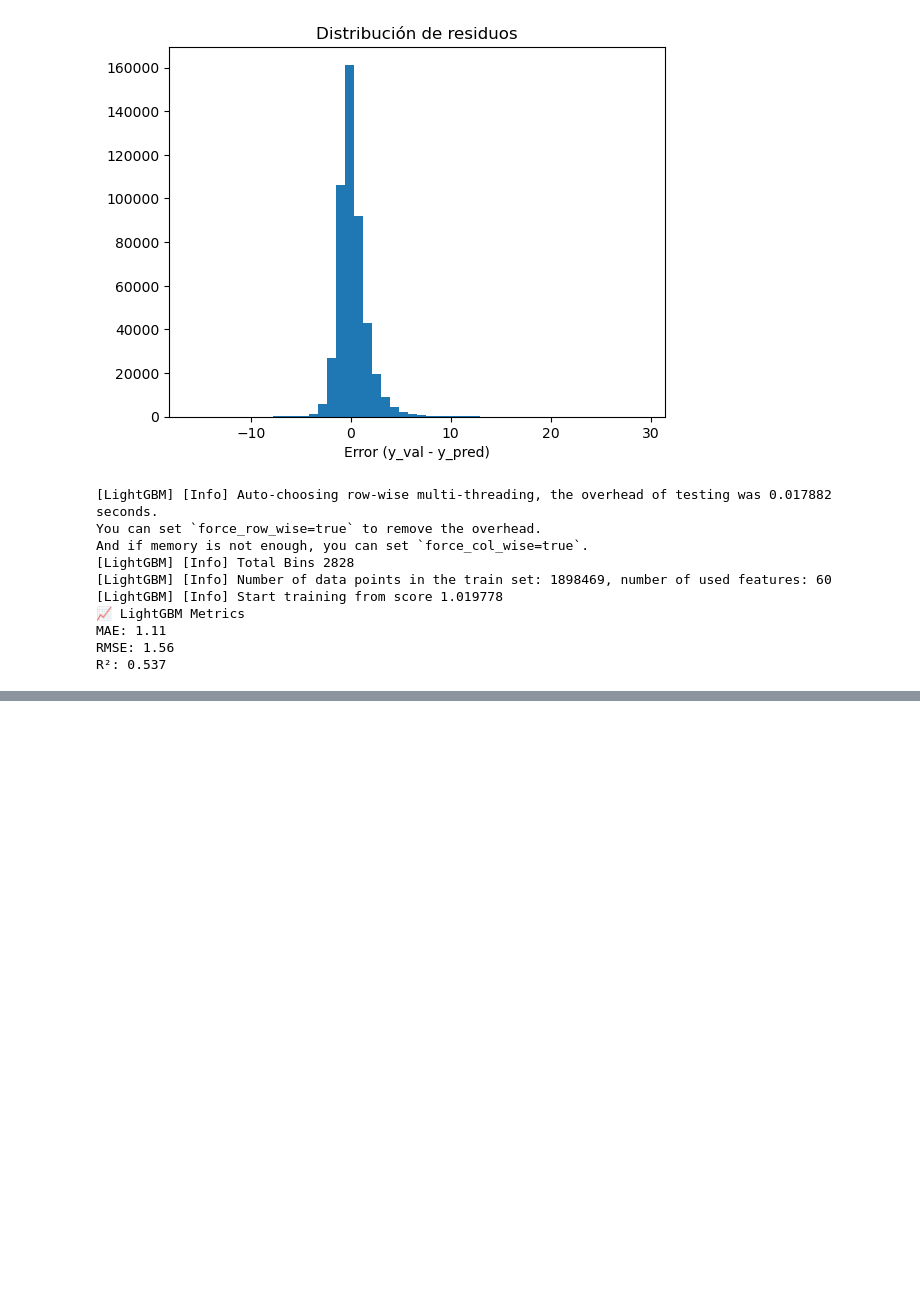
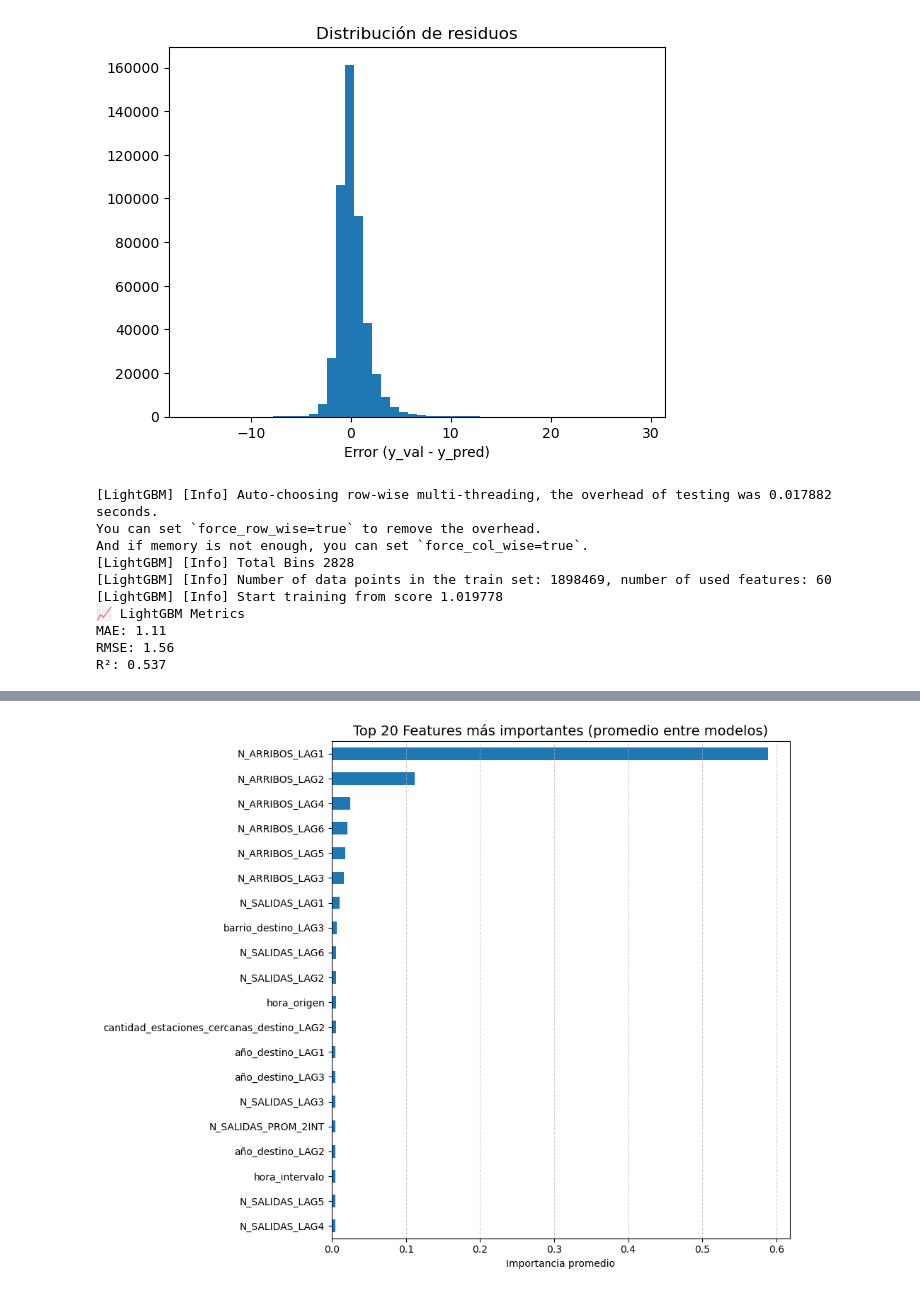
Before and after one commit to athinasalimm/FINAL_ML, a Jupyter notebook: random_forest.ipynb, the cells around one changed output, grey strips where cells are left out. Drawn from its saved outputs; the diff is of its cells as text; code cells hidden in the pictures; blank space fills up the shorter version.

```diff
--- a/random_forest.ipynb
+++ b/random_forest.ipynb
@@ -356,0 +498,30 @@ R²: 0.537
+# %%
+import matplotlib.pyplot as plt
+import numpy as np
+
+# === 1. Obtener lista de features ===
+features = X_train.drop(columns=["grupo_modelo"]).columns
+
+# === 2. Crear DataFrame con importancias de todos los modelos ===
+importancias_por_modelo = []
+
+for grupo, modelo in modelos.items():
+    importancia = modelo.feature_importances_
+    importancias_por_modelo.append(pd.Series(importancia, index=features))
+
+# === 3. Promediar importancias ===
+importancias_df = pd.concat(importancias_por_modelo, axis=1)
+importancias_promedio = importancias_df.mean(axis=1).sort_values(ascending=False)
+
+# === 4. Graficar top N features ===
+top_n = 20
+plt.figure(figsize=(10, 8))
+importancias_promedio.head(top_n).plot(kind="barh")
+plt.gca().invert_yaxis()
+plt.title("Top 20 Features más importantes (promedio entre modelos)", fontsize=14)
+plt.xlabel("Importancia promedio")
+plt.grid(axis="x", linestyle="--", alpha=0.6)
+plt.tight_layout()
+plt.show()
+# %% [output]
+[figure, added]
```
Also changed, not shown: parts of 8 cells of this notebook, 1 other file.
